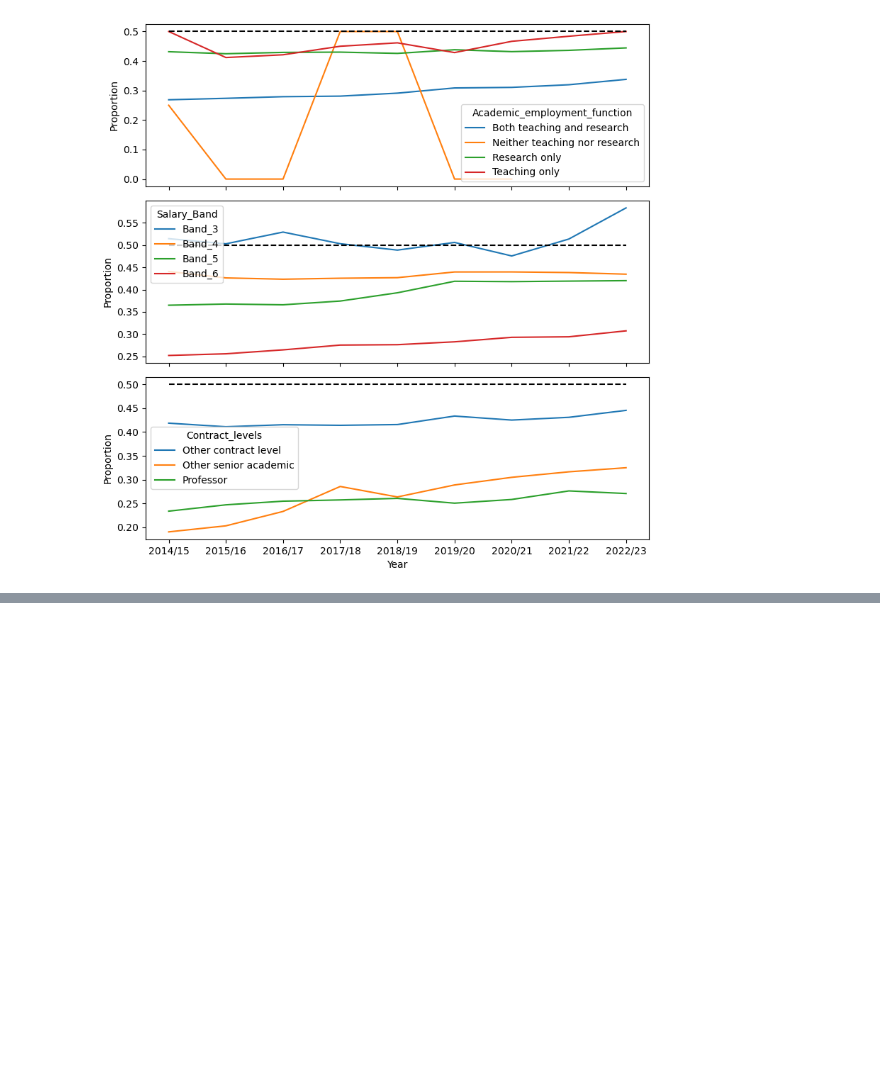
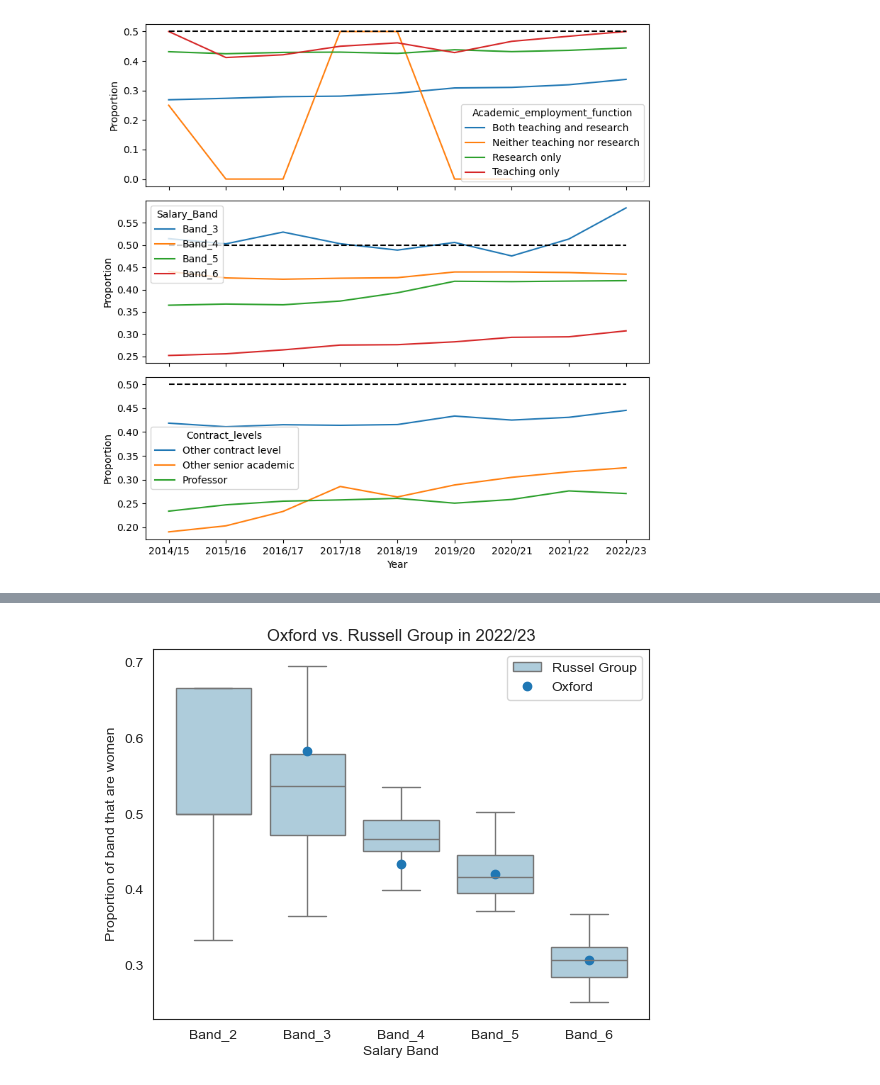
Before and after one commit to WhySeeYC/GenderPayGap, a Jupyter notebook: scripts/scratch.ipynb, the cells around one changed output, grey strips where cells are left out. Cells and saved outputs as stored; diff of their text form; code cells hidden in the pictures; blank space fills up the shorter version.

Commit message:
Oxford vs. russell

```diff
--- a/scripts/scratch.ipynb
+++ b/scripts/scratch.ipynb
@@ -99,2 +68,6 @@ plt.savefig('plots/oxford_proportions.png', dpi=300)
 # %% [output]
 [figure]
+# %%
+df_all = pd.read_csv("../data/cleaned/russell_group_all_years.txt", sep="\t")
+df_all = df_all[~df_all.apply(lambda x: x.astype(str).str.contains('All').any(), axis=1)]
+df_all.head()
@@ -100,0 +81,26 @@ plt.savefig('plots/oxford_proportions.png', dpi=300)
+# %%
+oxf_ly = df_cleaned[df_cleaned['Academic_Year']=='2022/23'].groupby(["Salary_Band", "Sex"])["Number"].sum()
+ox_props = oxf_ly[:, "Female"] / (oxf_ly[:, "Female"] + oxf_ly[:, "Male"])
+# %%
+props_all = pd.DataFrame(columns=['Salary_Band', 'Proportion'], index=[])
+
+for provider in df_all['HE_Provider'].unique():
+    dfs = df_all[(df_all['Academic_Year']=='2022/23') & (df_all['HE_Provider'] == provider)].groupby(["Salary_Band", "Sex"])["Number"].sum()
+    props = (dfs[:, 'Female'] / (dfs[:, 'Male'] + dfs[:, 'Female']))
+    props_all = pd.concat([props_all, pd.DataFrame({'Salary_Band': props.index, 'Proportion': props.values})], ignore_index=True)
+# %%
+props_all['Institution'] = 'Russel Group'
+# %%
+sns.set_style('white')
+pal = sns.color_palette('Paired')
+plt.figure()
+# plt.plot(props, label='Avg. Russell Group')
+sns.boxplot(props_all, x='Salary_Band', y='Proportion', showfliers=False, color='white', linewidth=1, palette=pal, hue='Institution')
+plt.plot(ox_props, 'o', label='Oxford')
+plt.xlabel("Salary Band")
+plt.ylabel("Proportion of band that are women")
+plt.title("Oxford vs. Russell Group in 2022/23")
+plt.legend()
+plt.savefig('../plots/oxford_vs_russell_group.png', dpi=300)
+# %% [output]
+[figure, added]
```
Also changed, not shown: parts of 8 cells of this notebook, 1 other file.
